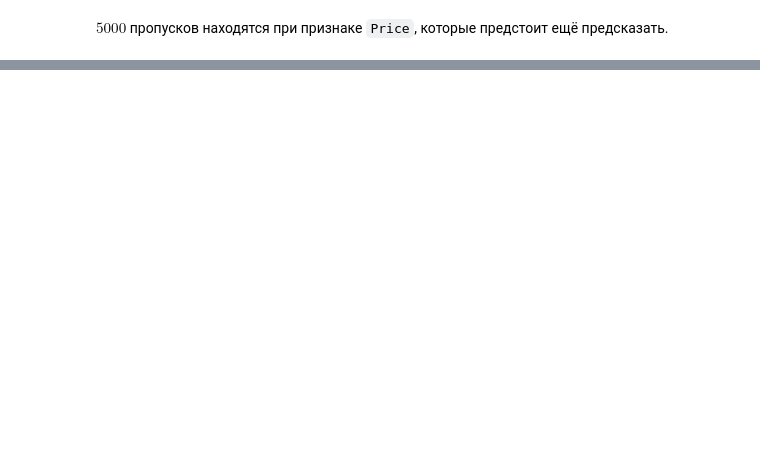
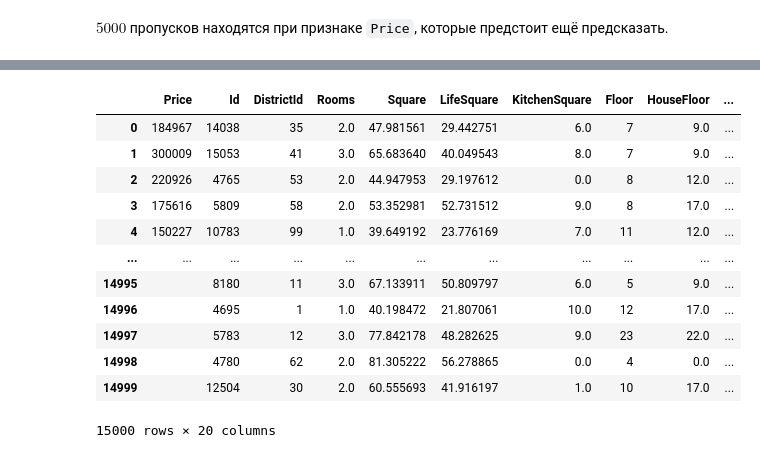
Before and after one commit to SciWake/OLD-Projects-for-Resume, a Jupyter notebook: house-price-prediction/Data_preprocessing.ipynb, the cells around one changed output, grey strips where cells are left out. Cells and saved outputs as stored; diff of their text form; code cells hidden in the pictures; blank space fills up the shorter version.

```diff
--- a/house-price-prediction/Data_preprocessing.ipynb
+++ b/house-price-prediction/Data_preprocessing.ipynb
@@ -239,0 +282,6 @@ $5000$ пропусков находятся при признаке `Price`, к
+# %%
+# Заменяем Rooms == 0 на 1
+combine.at[combine.query('Rooms == 0').index, 'Rooms'] = 1
+
+# Заменяем Rooms > 6 на 2
+combine.at[combine.query('Rooms > 6').index, 'Rooms'] = 2
@@ -239,0 +308,16 @@ $5000$ пропусков находятся при признаке `Price`, к
+# %%
+combine
+# %% [output]
+|  | Price | Id | DistrictId | Rooms | Square | LifeSquare | KitchenSquare | Floor | HouseFloor | ... |
+| 0 | 184967 | 14038 | 35 | 2.0 | 47.981561 | 29.442751 | 6.0 | 7 | 9.0 | ... |
+| 1 | 300009 | 15053 | 41 | 3.0 | 65.683640 | 40.049543 | 8.0 | 7 | 9.0 | ... |
+| 2 | 220926 | 4765 | 53 | 2.0 | 44.947953 | 29.197612 | 0.0 | 8 | 12.0 | ... |
+| 3 | 175616 | 5809 | 58 | 2.0 | 53.352981 | 52.731512 | 9.0 | 8 | 17.0 | ... |
+| 4 | 150227 | 10783 | 99 | 1.0 | 39.649192 | 23.776169 | 7.0 | 11 | 12.0 | ... |
+| ... | ... | ... | ... | ... | ... | ... | ... | ... | ... | ... |
+| 14995 |  | 8180 | 11 | 3.0 | 67.133911 | 50.809797 | 6.0 | 5 | 9.0 | ... |
+| 14996 |  | 4695 | 1 | 1.0 | 40.198472 | 21.807061 | 10.0 | 12 | 17.0 | ... |
+| 14997 |  | 5783 | 12 | 3.0 | 77.842178 | 48.282625 | 9.0 | 23 | 22.0 | ... |
+| 14998 |  | 4780 | 62 | 2.0 | 81.305222 | 56.278865 | 0.0 | 4 | 0.0 | ... |
+| 14999 |  | 12504 | 30 | 2.0 | 60.555693 | 41.916197 | 1.0 | 10 | 17.0 | ... |
+15000 rows × 20 columns
```
Also changed, not shown: parts of 14 cells of this notebook.
